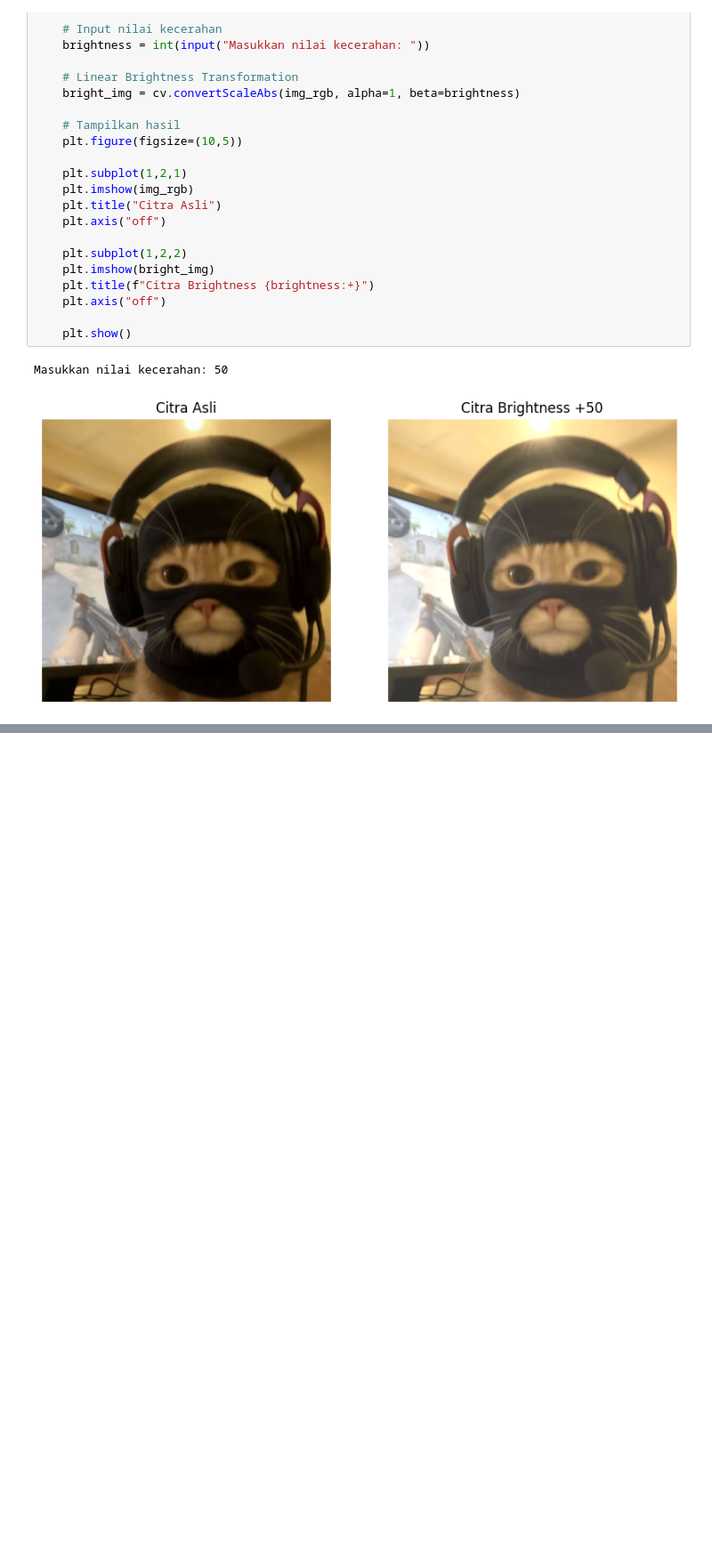
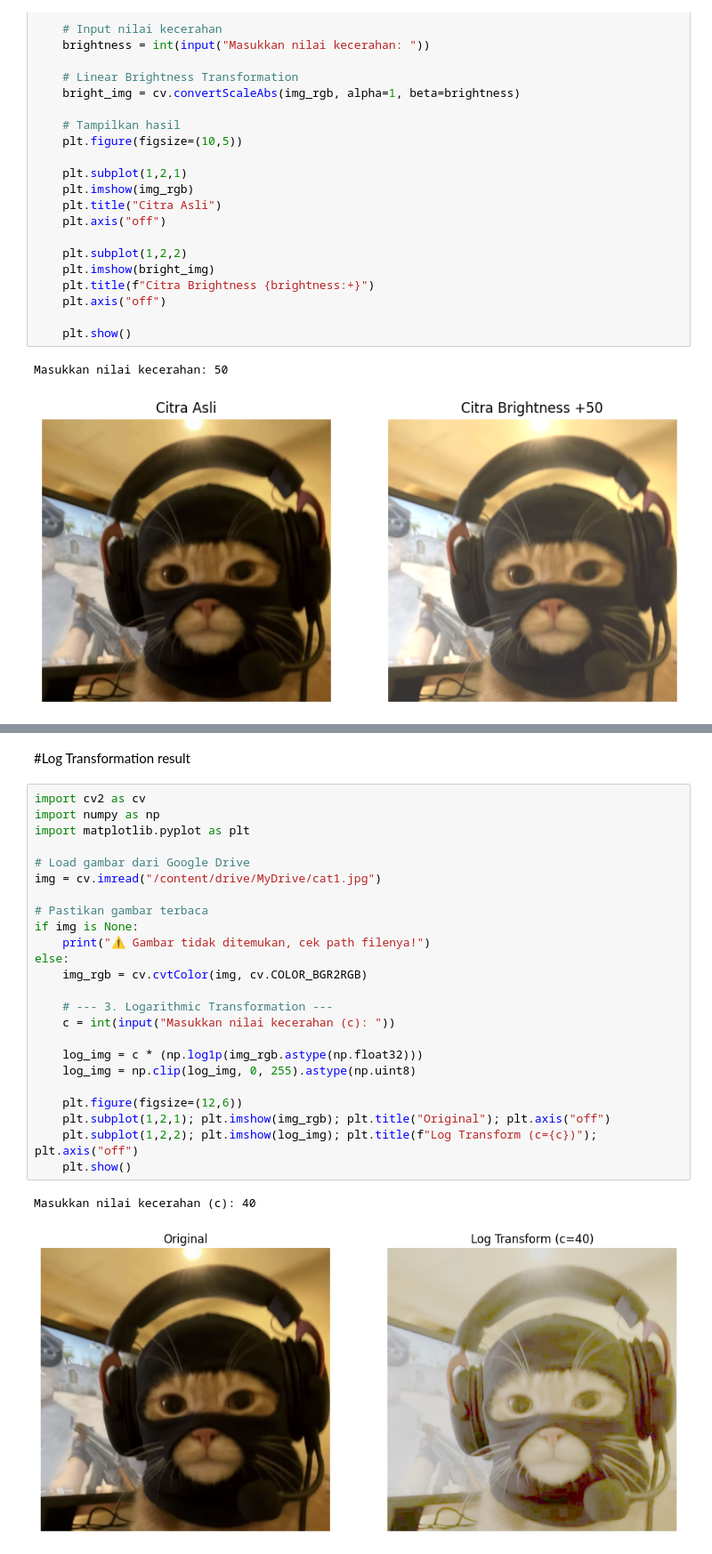
Before and after one commit to dimas1625/PCVK_GANJIL_2025, a Jupyter notebook: Week3.ipynb, the cells around one changed output, grey strips where cells are left out. Shown at 89% size. Cells and saved outputs as stored; diff of their text form; blank space fills up the shorter version.

```diff
--- a/Week3.ipynb
+++ b/Week3.ipynb
@@ -40,0 +98,29 @@ Masukkan nilai kecerahan: 50
+# %% [markdown]
+#Log Transformation result
+# %%
+import cv2 as cv
+import numpy as np
+import matplotlib.pyplot as plt
+
+# Load gambar dari Google Drive
+img = cv.imread("/content/drive/MyDrive/cat1.jpg")
+
+# Pastikan gambar terbaca
+if img is None:
+    print("⚠️ Gambar tidak ditemukan, cek path filenya!")
+else:
+    img_rgb = cv.cvtColor(img, cv.COLOR_BGR2RGB)
+
+    # --- 3. Logarithmic Transformation ---
+    c = int(input("Masukkan nilai kecerahan (c): "))
+
+    log_img = c * (np.log1p(img_rgb.astype(np.float32)))
+    log_img = np.clip(log_img, 0, 255).astype(np.uint8)
+
+    plt.figure(figsize=(12,6))
+    plt.subplot(1,2,1); plt.imshow(img_rgb); plt.title("Original"); plt.axis("off")
+    plt.subplot(1,2,2); plt.imshow(log_img); plt.title(f"Log Transform (c={c})"); plt.axis("off")
+    plt.show()
+# %% [output]
+Masukkan nilai kecerahan (c): 40
+[figure, added]
```
Also changed, not shown: parts of 13 cells of this notebook.
